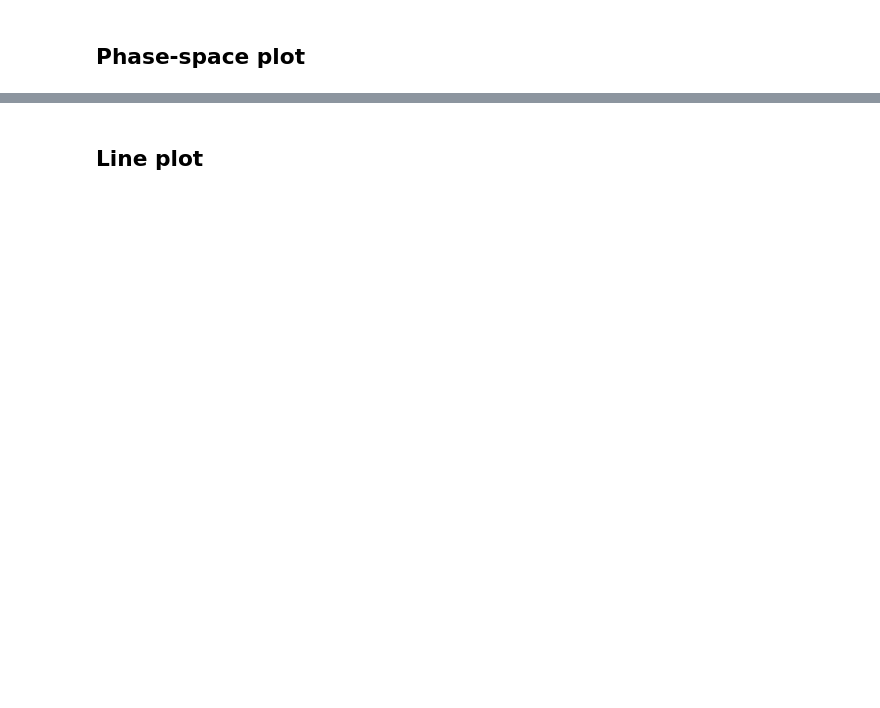
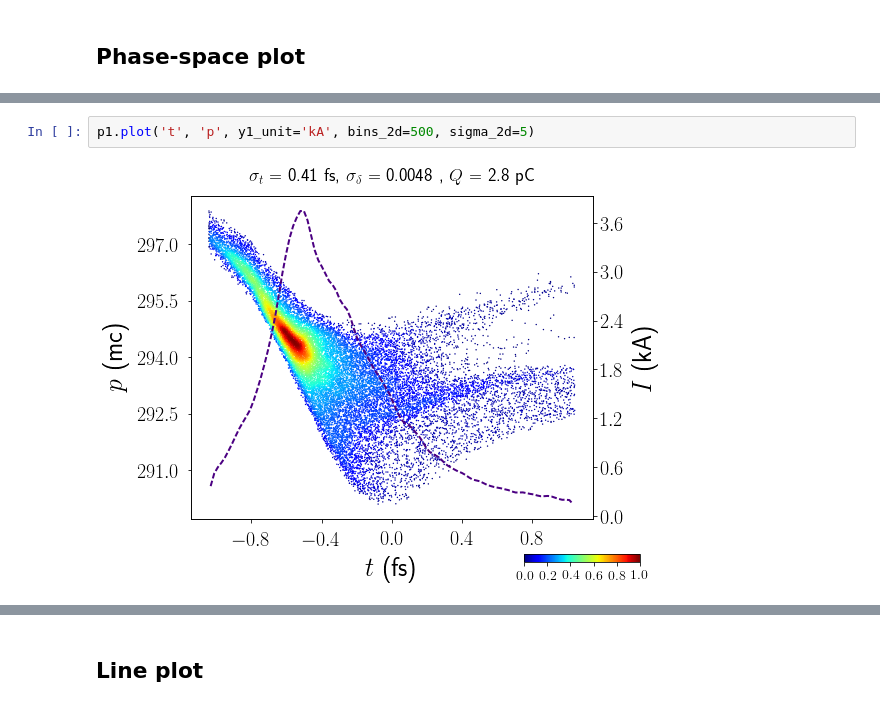
Before and after one commit to zhujun98/linacopt, a Jupyter notebook: LinacOpt Tutorial.ipynb, the cells around one changed output, grey strips where cells are left out. Cells and saved outputs as stored; diff of their text form; blank space fills up the shorter version.

```diff
--- a/LinacOpt Tutorial.ipynb
+++ b/LinacOpt Tutorial.ipynb
@@ -214 +209,5 @@ p1.plot('x', 'xp')
+# %%
+p1.plot('t', 'p', y1_unit='kA', bins_2d=500, sigma_2d=5)
+# %% [output]
+[figure, added]
 # %%
```
Also changed, not shown: parts of 24 cells of this notebook.
